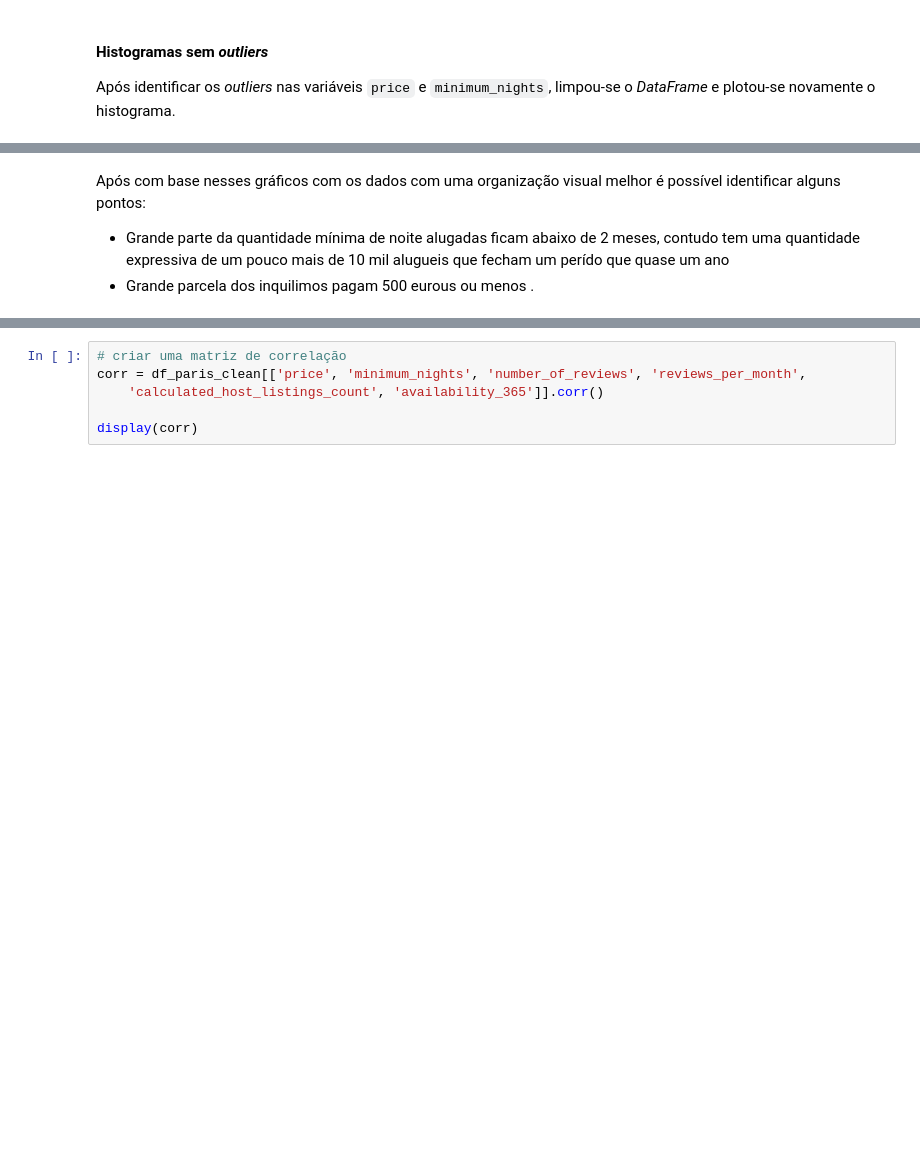
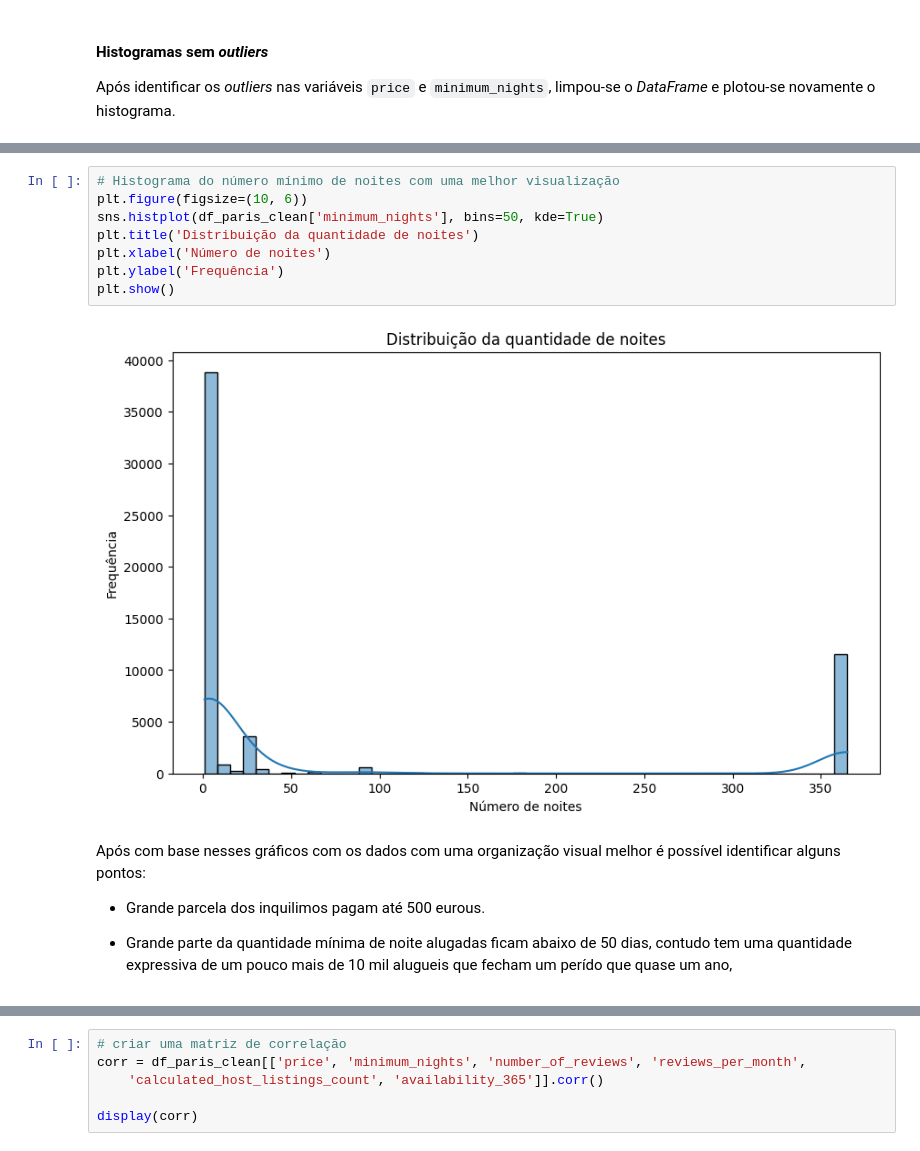
Before and after one commit to Rosilanny/Data_Science, a Jupyter notebook: Projeto_1_Analisando_os_Dados_do_Airbnb_(Paris).ipynb, the cells around one changed output, grey strips where cells are left out. Cells and saved outputs as stored; diff of their text form; blank space fills up the shorter version.

```diff
--- a/Projeto_1_Analisando_os_Dados_do_Airbnb_(Paris).ipynb
+++ b/Projeto_1_Analisando_os_Dados_do_Airbnb_(Paris).ipynb
@@ -253,6 +287,17 @@ df_paris_clean.hist(bins=15, figsize=(15,10));
+# %%
+# Histograma do número mínimo de noites com uma melhor visualização
+plt.figure(figsize=(10, 6))
+sns.histplot(df_paris_clean['minimum_nights'], bins=50, kde=True)
+plt.title('Distribuição da quantidade de noites')
+plt.xlabel('Número de noites')
+plt.ylabel('Frequência')
+plt.show()
+# %% [output]
+[figure, added]
 # %% [markdown]
 Após com base nesses gráficos com os dados com uma organização visual melhor é possível identificar alguns pontos:
 
-*  Grande parte  da quantidade  mínima de noite alugadas ficam abaixo de 2 meses, contudo tem uma quantidade expressiva de um pouco mais de 10 mil alugueis que fecham um perído que quase um ano
-*   Grande parcela dos inquilimos pagam 500 eurous ou menos .
+*   Grande parcela dos inquilimos pagam até 500 eurous.
+
+*  Grande parte  da quantidade  mínima de noite alugadas ficam abaixo de 50 dias, contudo tem uma quantidade expressiva de um pouco mais de 10 mil alugueis que fecham um perído que quase um ano,
 # %% [markdown]
```
Also changed, not shown: parts of 29 cells of this notebook.
